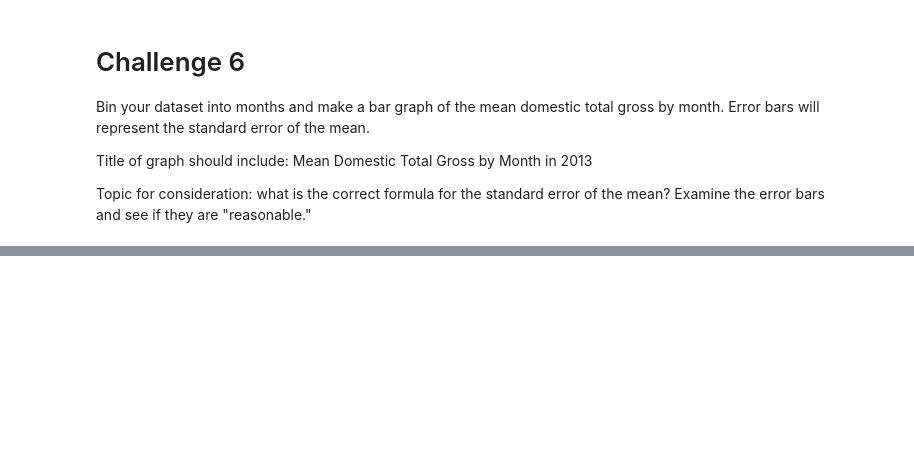
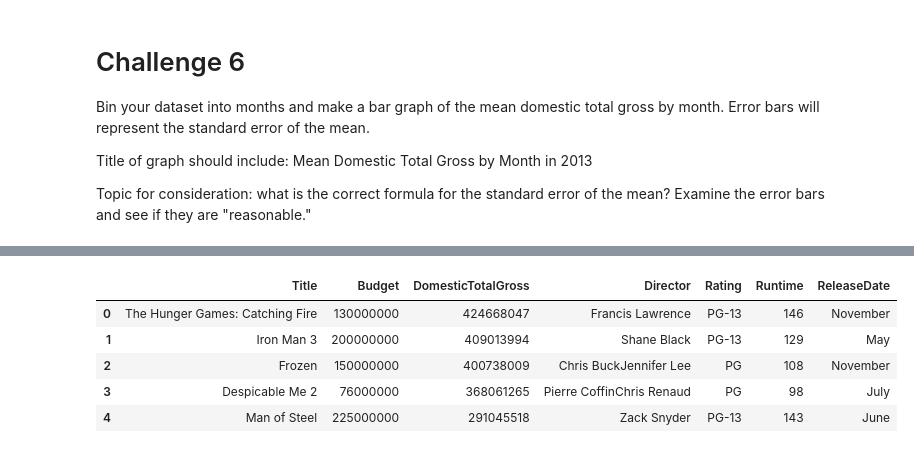
Before and after one commit to jstnstwrt/box-office-data-analysis, a Jupyter notebook: box_office_data_analysis.ipynb, the cells around one changed output, grey strips where cells are left out. Cells and saved outputs as stored; diff of their text form; code cells hidden in the pictures; blank space fills up the shorter version.

Commit message:
added fns to group by director and find max income, and added col for release month

```diff
--- a/box_office_data_analysis.ipynb
+++ b/box_office_data_analysis.ipynb
@@ -126,0 +136,9 @@ Topic for consideration: what is the correct formula for the standard error of t
+# %%
+dfm.head()
+# %% [output]
+|  | Title | Budget | DomesticTotalGross | Director | Rating | Runtime | ReleaseDate |
+| 0 | The Hunger Games: Catching Fire | 130000000 | 424668047 | Francis Lawrence | PG-13 | 146 | November |
+| 1 | Iron Man 3 | 200000000 | 409013994 | Shane Black | PG-13 | 129 | May |
+| 2 | Frozen | 150000000 | 400738009 | Chris BuckJennifer Lee | PG | 108 | November |
+| 3 | Despicable Me 2 | 76000000 | 368061265 | Pierre CoffinChris Renaud | PG | 98 | July |
+| 4 | Man of Steel | 225000000 | 291045518 | Zack Snyder | PG-13 | 143 | June |
```
Also changed, not shown: parts of 6 cells of this notebook.
